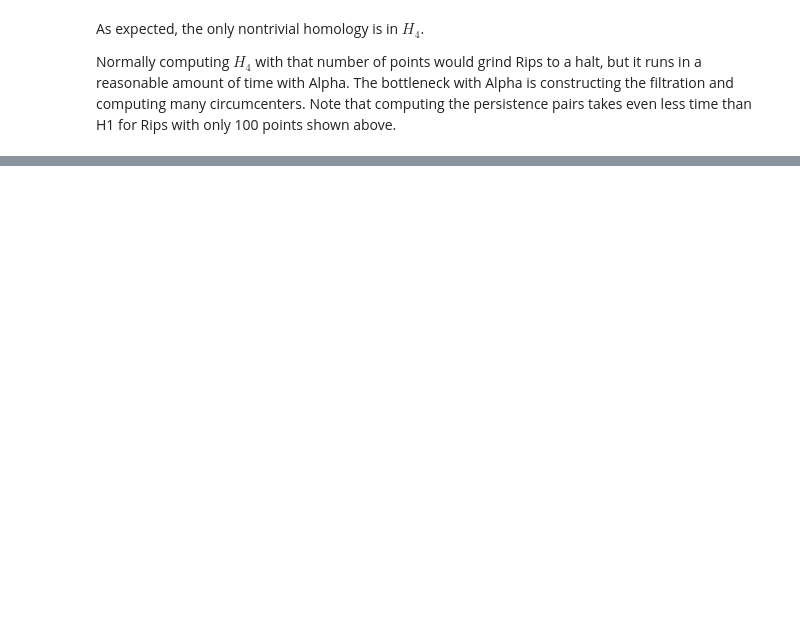
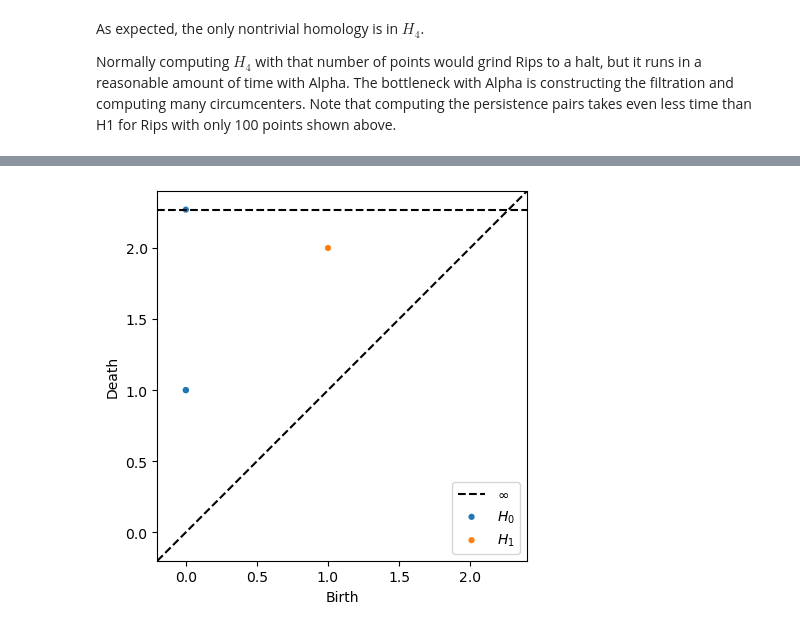
Before and after one commit to scikit-tda/cechmate, a Jupyter notebook: docs/notebooks/BasicUsage.ipynb, the cells around one changed output, grey strips where cells are left out. Cells and saved outputs as stored; diff of their text form; code cells hidden in the pictures; blank space fills up the shorter version.

```diff
--- a/docs/notebooks/BasicUsage.ipynb
+++ b/docs/notebooks/BasicUsage.ipynb
@@ -143,0 +247,2 @@ H1:
+# %%
+B2_simplicial_dgms = cm.phat_diagrams(filtration, show_inf=True, simplicial=True)
@@ -143,0 +254,4 @@ H1:
+# %%
+plot_diagrams(B2_simplicial_dgms)
+# %% [output]
+[figure, added]
```
Also changed, not shown: parts of 24 cells of this notebook.
